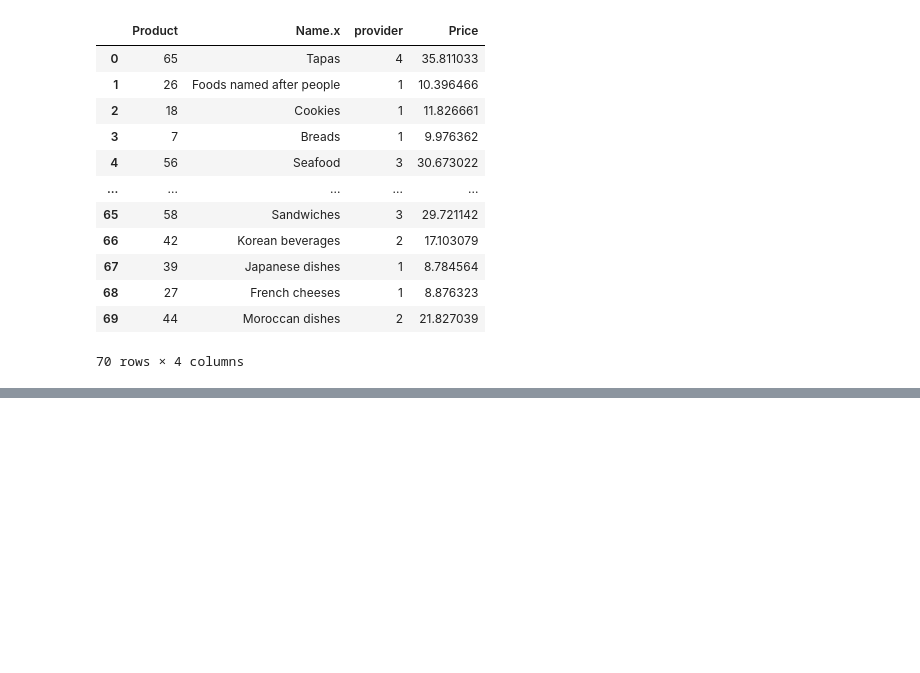
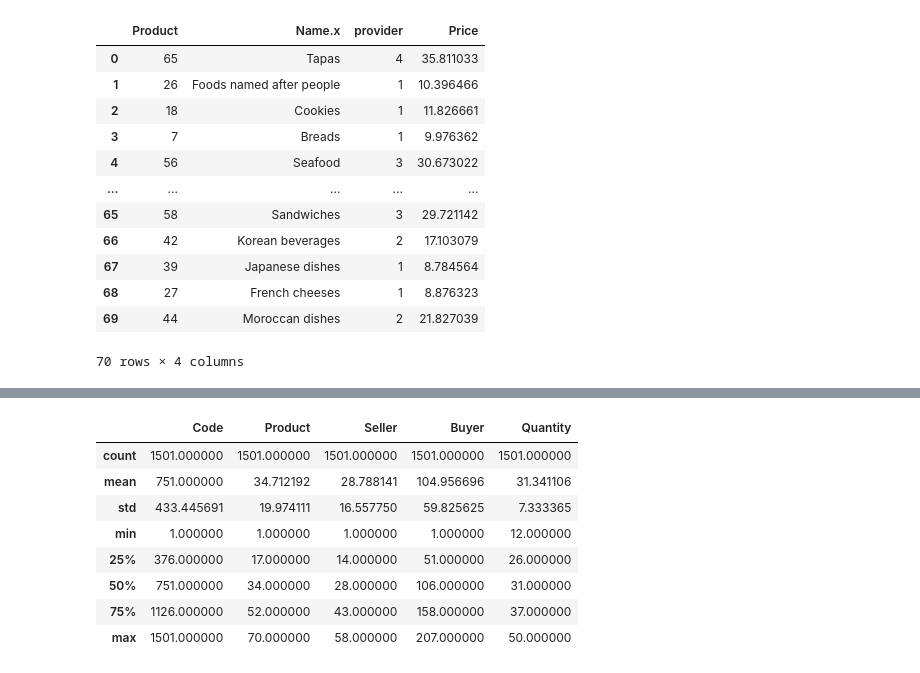
Before and after one commit to CarlosEsteve/python, a Jupyter notebook: Pandas/Pandas.ipynb, the cells around one changed output, grey strips where cells are left out. Cells and saved outputs as stored; diff of their text form; code cells hidden in the pictures; blank space fills up the shorter version.

```diff
--- a/Pandas/Pandas.ipynb
+++ b/Pandas/Pandas.ipynb
@@ -361,0 +449,12 @@ dfxls0.to_csv('../Pandas/datos/Purchases.csv')
+# %%
+dfxls0.describe()
+# %% [output]
+|  | Code | Product | Seller | Buyer | Quantity |
+| count | 1501.000000 | 1501.000000 | 1501.000000 | 1501.000000 | 1501.000000 |
+| mean | 751.000000 | 34.712192 | 28.788141 | 104.956696 | 31.341106 |
+| std | 433.445691 | 19.974111 | 16.557750 | 59.825625 | 7.333365 |
+| min | 1.000000 | 1.000000 | 1.000000 | 1.000000 | 12.000000 |
+| 25% | 376.000000 | 17.000000 | 14.000000 | 51.000000 | 26.000000 |
+| 50% | 751.000000 | 34.000000 | 28.000000 | 106.000000 | 31.000000 |
+| 75% | 1126.000000 | 52.000000 | 43.000000 | 158.000000 | 37.000000 |
+| max | 1501.000000 | 70.000000 | 58.000000 | 207.000000 | 50.000000 |
```
Also changed, not shown: parts of 13 cells of this notebook.
